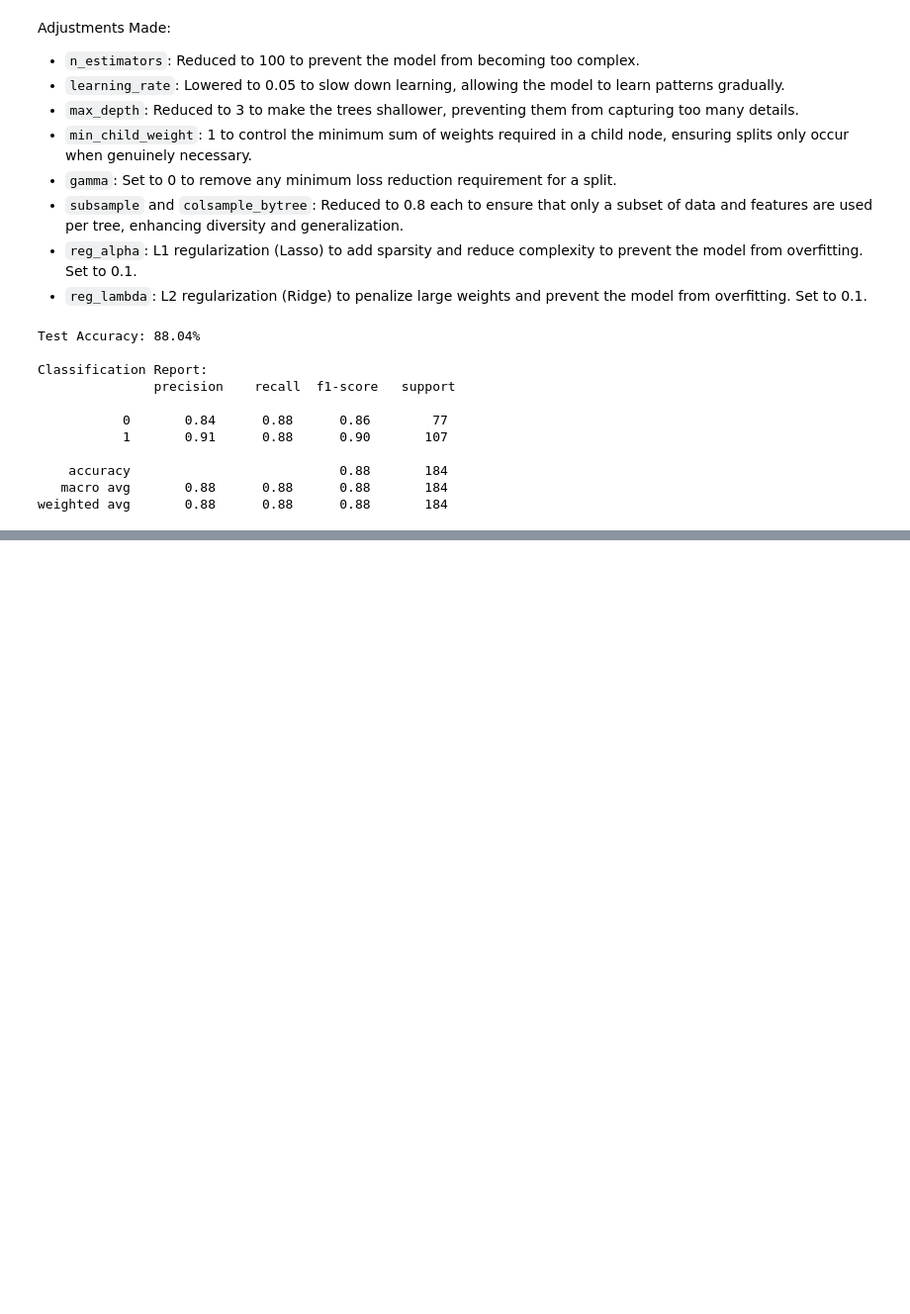
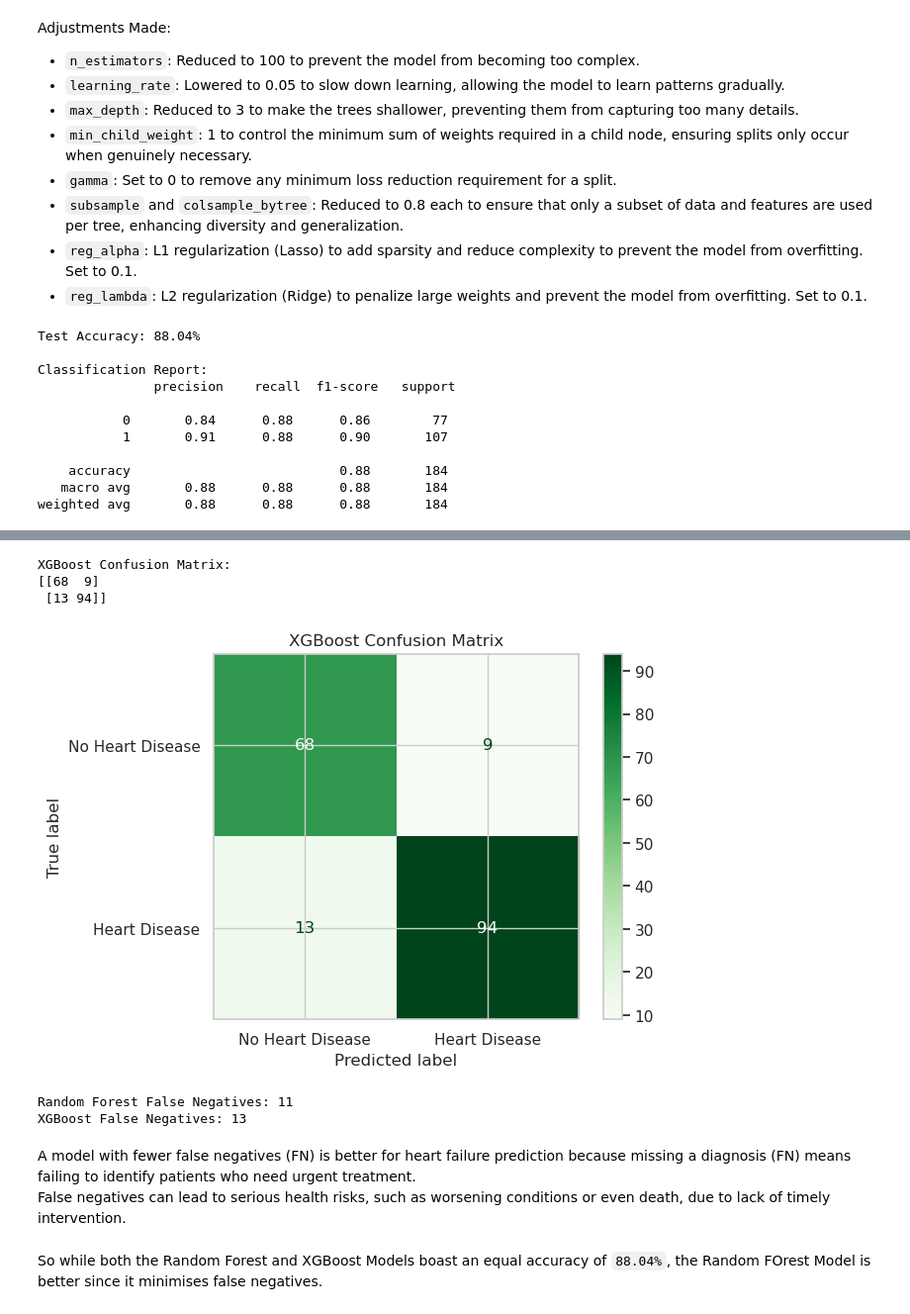
Before and after one commit to singhvi28/heart-disease, a Jupyter notebook: heart_failure.ipynb, the cells around one changed output, grey strips where cells are left out. Shown at 99% size. Saved outputs shown, nothing was run; the diff lists cells and outputs as text; code cells hidden in the pictures; blank space fills up the shorter version.

```diff
--- a/heart_failure.ipynb
+++ b/heart_failure.ipynb
@@ -579,0 +601,31 @@ weighted avg       0.88      0.88      0.88       184
+# %%
+# Predictions from the XGBoost model
+xgb_best_pipeline = grid_search.best_estimator_
+xgb_y_pred = xgb_best_pipeline.predict(X_test)
+
+# Confusion matrix for XGBoost
+xgb_cm = confusion_matrix(Y_test, xgb_y_pred)
+xgb_disp = ConfusionMatrixDisplay(confusion_matrix=xgb_cm, display_labels=['No Heart Disease', 'Heart Disease'])
+print(f"XGBoost Confusion Matrix:\n{xgb_cm}")
+xgb_disp.plot(cmap='Greens')
+plt.title("XGBoost Confusion Matrix")
+plt.show()
+# %% [output]
+XGBoost Confusion Matrix:
+[[68  9]
+ [13 94]]
+[figure, added]
+# %%
+# Determine false positives for each model
+rf_false_negatives = rf_cm[1][0]
+xgb_false_negatives = xgb_cm[1][0]
+# False Negatives: Actual=1, Predicted=0
+print(f"Random Forest False Negatives: {rf_false_negatives}")
+print(f"XGBoost False Negatives: {xgb_false_negatives}")
+# %% [output]
+Random Forest False Negatives: 11
+XGBoost False Negatives: 13
+# %% [markdown]
+A model with fewer false negatives (FN) is better for heart failure prediction because missing a diagnosis (FN) means failing to identify patients who need urgent treatment. <br> False negatives can lead to serious health risks, such as worsening conditions or even death, due to lack of timely intervention.
+# %% [markdown]
+So while both the Random Forest and XGBoost Models boast an equal accuracy of `88.04%`, the Random FOrest Model is better since it minimises false negatives.
```
Also changed, not shown: parts of 6 cells of this notebook.
